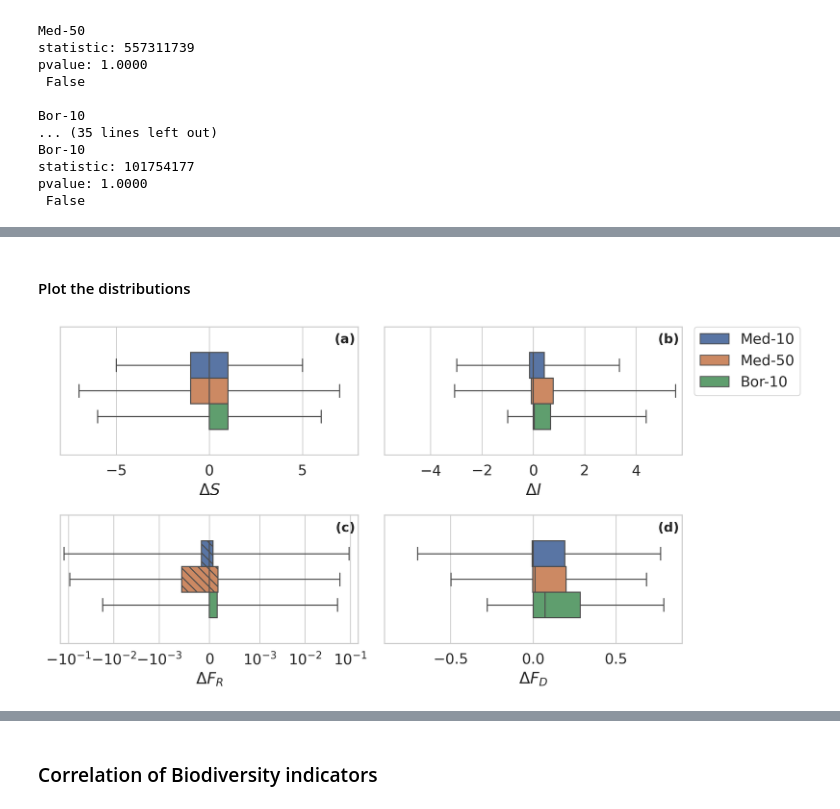
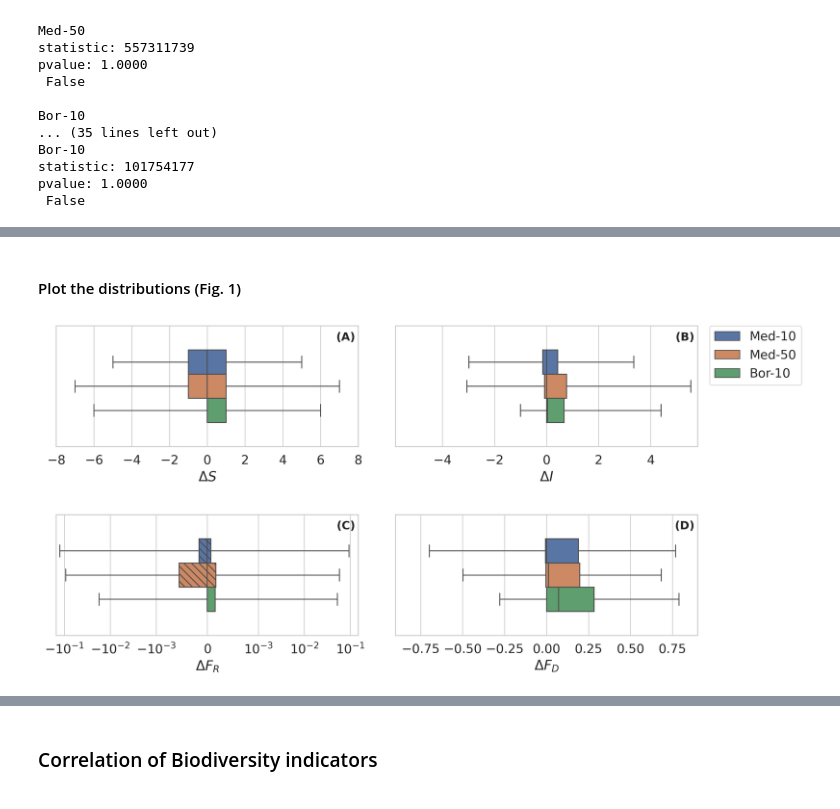
Before and after one commit to torrassam/Fire-Diversity, a Jupyter notebook: analyses/ANALYSES_and_FIGURES.ipynb, the cells around one changed output, grey strips where cells are left out. Cells and saved outputs as stored; diff of their text form; code cells hidden in the pictures.

```diff
--- a/analyses/ANALYSES_and_FIGURES.ipynb
+++ b/analyses/ANALYSES_and_FIGURES.ipynb
@@ -19,9 +18,9 @@ import warnings
 warnings.filterwarnings("ignore", "is_categorical_dtype")
 warnings.filterwarnings("ignore", "use_inf_as_na")
 # %%
-fpath_out = "/work/users/mtorrassa/biofire-idh/data"
+fpath_out = "path_to_output_directory"
 # %%
 sns.set_theme(context="paper", style="whitegrid", font_scale=1.5, rc={"lines.linewidth": 2})
-# mpl.rcParams.update({'font.size': 30})
+mpl.rcParams.update({'font.size': 30})
 # %% [markdown]
 ## Realizing the plots
@@ -72,8 +71,7 @@ df_hv = pd.DataFrame(hv_temp, columns=['I','C','M','R','L'])
 
 df_sng = df.drop_duplicates()
 
-fig, axs = plt.subplots(4, 4, figsize=(15, 9))
-# fig.suptitle(f"Hypervolumes | Alternative states of N={NP} ncom={i_com}")
+fig, axs = plt.subplots(4, 4, figsize=(12, 6))
 
 trait_list = ['I','C','M','R','L']
 for i,y in enumerate(trait_list):
@@ -260,7 +165,7 @@ pvalue: 0.0000
 # %% [markdown]
-#### Plot the distributions
+#### Plot the distributions (Fig. 1)
 # %%
-fig, ax2 = plt.subplots(2,2, figsize=(10,5), sharey=True, dpi=300)
+fig, ax2 = plt.subplots(2,2, figsize=(12,6), sharey=True, dpi=300)
 
 data = df_diff
 
@@ -271,36 +176,33 @@ sns.boxplot(data=data, x="srichness", hue='eco-type', hue_order=hue_order, width
 ax2[0,0].set_xlabel(r'$\Delta S$')
 ax2[0,0].set_xlim(-8, 8)
 # ax2[0,0].set_xticks(np.arange(-4, 9, 2))
 
 sns.boxplot(data=data, x="isimpson", hue='eco-type', hue_order=hue_order, width=.6, whis=1000, ax=ax2[0,1])
 ax2[0,1].set_xlabel(r'$\Delta I$')
 ax2[0,1].set_xlim(-5.8, 5.8)
 
 box = sns.boxplot(data=data, x="frichness", hue='eco-type', hue_order=hue_order, width=.6, whis=3000, ax=ax2[1,0], legend=False)
-# Define some hatches
+# Set a different hatch for each bar
 hatches = ['\\\\\\', '\\\\\\', '']
-# Loop over the bars
 for i,thisbar in enumerate(box.patches):
-    # Set a different hatch for each bar
     thisbar.set_hatch(hatches[i])
 # sns.boxplot(data=data, x="frichness", hue='eco-type', width=.6, ax=ax2[1,0], legend=False)
 ax2[1,0].set_xlabel(r'$\Delta F_R$')
 ax2[1,0].set_xscale('symlog', linthresh=0.001)
 ax2[1,0].set_xlim(-0.15, 0.15)
 # ax2[1,0].set_xticks([-0.1, -0.01, -0.001, 0.0, 0.001, 0.01, 0.1])
 
 sns.boxplot(data=data, x="fdivergence", hue='eco-type', hue_order=hue_order, width=.6, whis=1000, ax=ax2[1,1], legend=False)
 ax2[1,1].set_xlabel(r'$\Delta F_D$')
 ax2[1,1].set_xlim(-0.9, 0.9)
 
-# Add identifying letters to each subplot, positioned at the top-right corner
-letters = ['(a)', '(b)', '(c)', '(d)']
+letters = ['(A)', '(B)', '(C)', '(D)']
 for i, ax in enumerate(ax2.flat):
     ax.text(0.99, 0.95, letters[i], transform=ax.transAxes, fontsize=12, fontweight='bold',
             va='top', ha='right')
 
 ax2[0,1].legend(bbox_to_anchor=(1.04, 1), loc="upper left", borderaxespad=0)
 
 plt.tight_layout()
 # %% [output]
-[figure, old version]
+[figure, new version]
```
Also changed, not shown: parts of 32 cells of this notebook.
